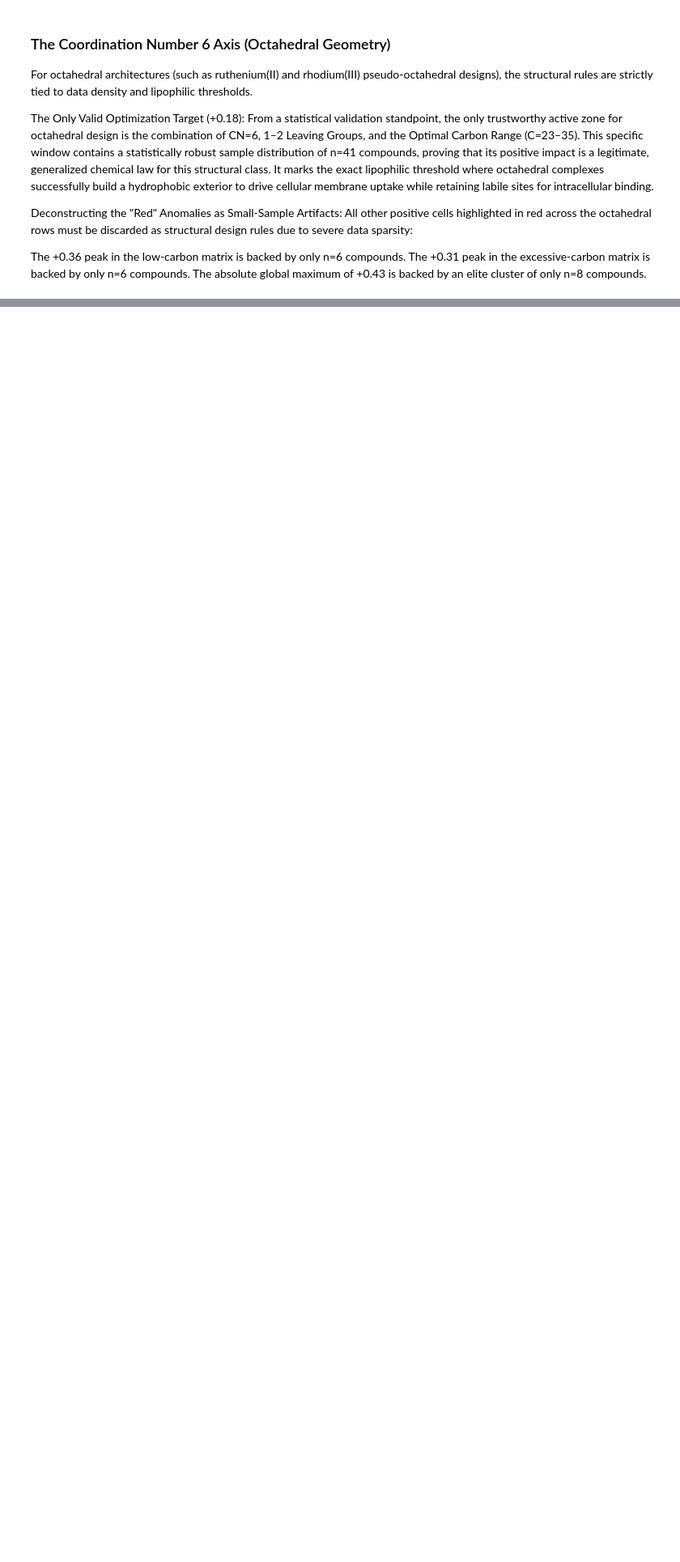
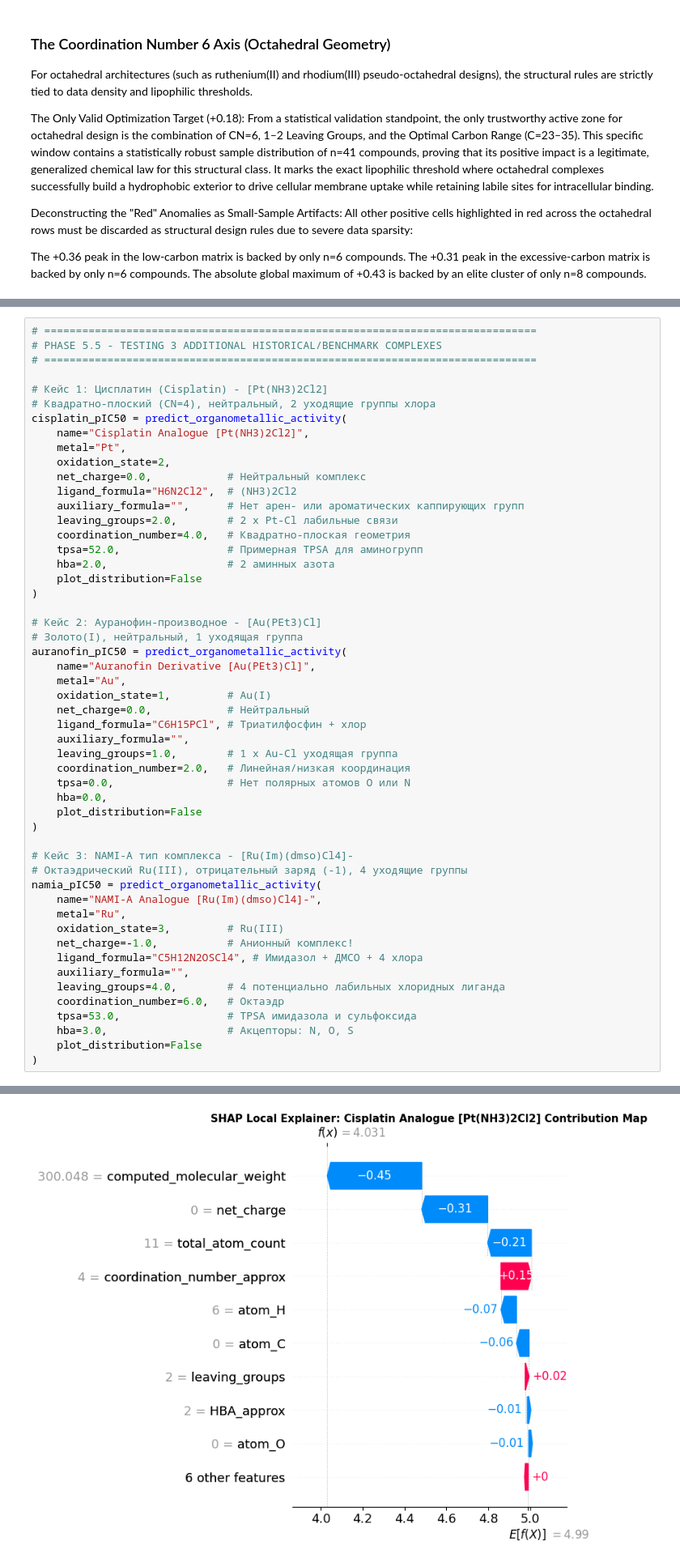
Before and after one commit to iaroslavbelavskii/anticancer-ml-project, a Jupyter notebook: Organimetallic Compounds Anticancer Actitivty ML/phase5_shap_rational_design.ipynb, the cells around one changed output, grey strips where cells are left out. Shown at 81% size. Drawn from its saved outputs; the diff is of its cells as text; blank space fills up the shorter version.

```diff
--- a/Organimetallic Compounds Anticancer Actitivty ML/phase5_shap_rational_design.ipynb
+++ b/Organimetallic Compounds Anticancer Actitivty ML/phase5_shap_rational_design.ipynb
@@ -340,0 +581,53 @@ The absolute global maximum of +0.43 is backed by an elite cluster of only n=8 c
+# %%
+# ==============================================================================
+# PHASE 5.5 - TESTING 3 ADDITIONAL HISTORICAL/BENCHMARK COMPLEXES
+# ==============================================================================
+
+# Кейс 1: Цисплатин (Cisplatin) - [Pt(NH3)2Cl2]
+# Квадратно-плоский (CN=4), нейтральный, 2 уходящие группы хлора
+cisplatin_pIC50 = predict_organometallic_activity(
+    name="Cisplatin Analogue [Pt(NH3)2Cl2]",
+    metal="Pt",
+    oxidation_state=2,
+    net_charge=0.0,            # Нейтральный комплекс
+    ligand_formula="H6N2Cl2",  # (NH3)2Cl2
+    auxiliary_formula="",      # Нет арен- или ароматических каппирующих групп
+    leaving_groups=2.0,        # 2 x Pt-Cl лабильные связи
+    coordination_number=4.0,   # Квадратно-плоская геометрия
+    tpsa=52.0,                 # Примерная TPSA для аминогрупп
+    hba=2.0,                   # 2 аминных азота
+    plot_distribution=False
+)
+
+# Кейс 2: Ауранофин-производное - [Au(PEt3)Cl]
+# Золото(I), нейтральный, 1 уходящая группа
+auranofin_pIC50 = predict_organometallic_activity(
+    name="Auranofin Derivative [Au(PEt3)Cl]",
+    metal="Au",
+    oxidation_state=1,         # Au(I)
+    net_charge=0.0,            # Нейтральный
+    ligand_formula="C6H15PCl", # Триатилфосфин + хлор
+    auxiliary_formula="",
+    leaving_groups=1.0,        # 1 x Au-Cl уходящая группа
+    coordination_number=2.0,   # Линейная/низкая координация
+    tpsa=0.0,                  # Нет полярных атомов O или N
+    hba=0.0,
+    plot_distribution=False
+)
+
+# Кейс 3: NAMI-A тип комплекса - [Ru(Im)(dmso)Cl4]-
+# Октаэдрический Ru(III), отрицательный заряд (-1), 4 уходящие группы
+namia_pIC50 = predict_organometallic_activity(
+    name="NAMI-A Analogue [Ru(Im)(dmso)Cl4]-",
+    metal="Ru",
+    oxidation_state=3,         # Ru(III)
+    net_charge=-1.0,           # Анионный комплекс!
+    ligand_formula="C5H12N2OSCl4", # Имидазол + ДМСО + 4 хлора
+    auxiliary_formula="",
+    leaving_groups=4.0,        # 4 потенциально лабильных хлоридных лиганда
+    coordination_number=6.0,   # Октаэдр
+    tpsa=53.0,                 # TPSA имидазола и сульфоксида
+    hba=3.0,                   # Акцепторы: N, O, S
+    plot_distribution=False
+)
+# %% [output]
@@ -340,0 +638 @@ The absolute global maximum of +0.43 is backed by an elite cluster of only n=8 c
+[figure, added]
```
Also changed, not shown: parts of 14 cells of this notebook.
